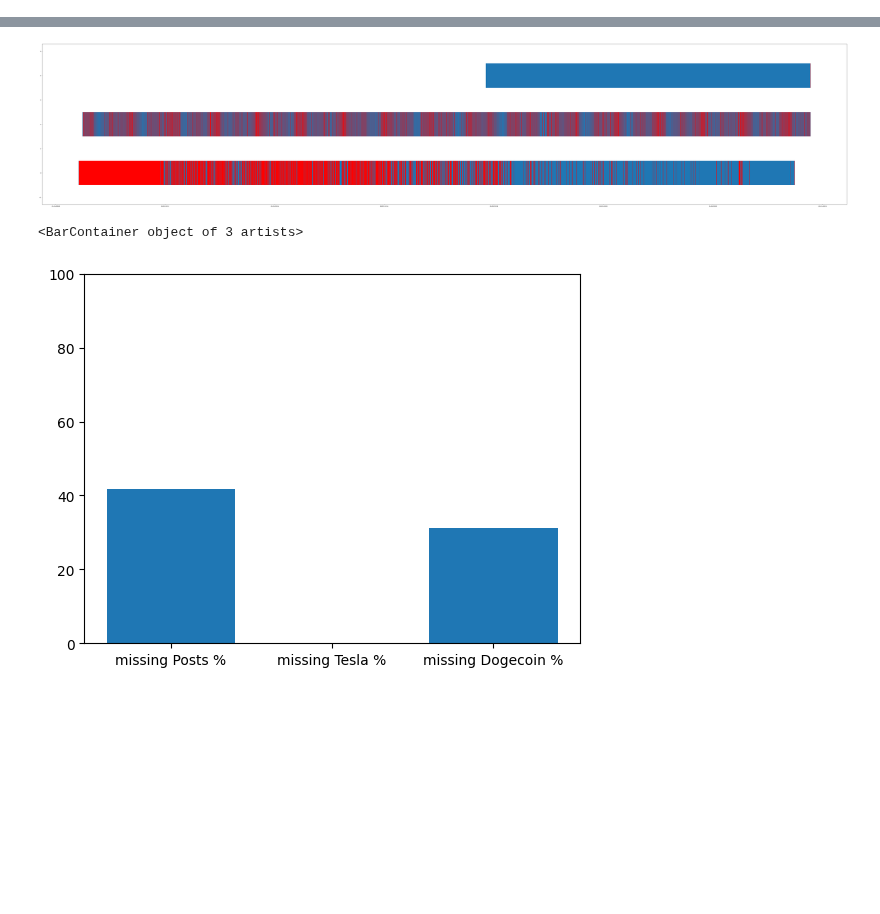
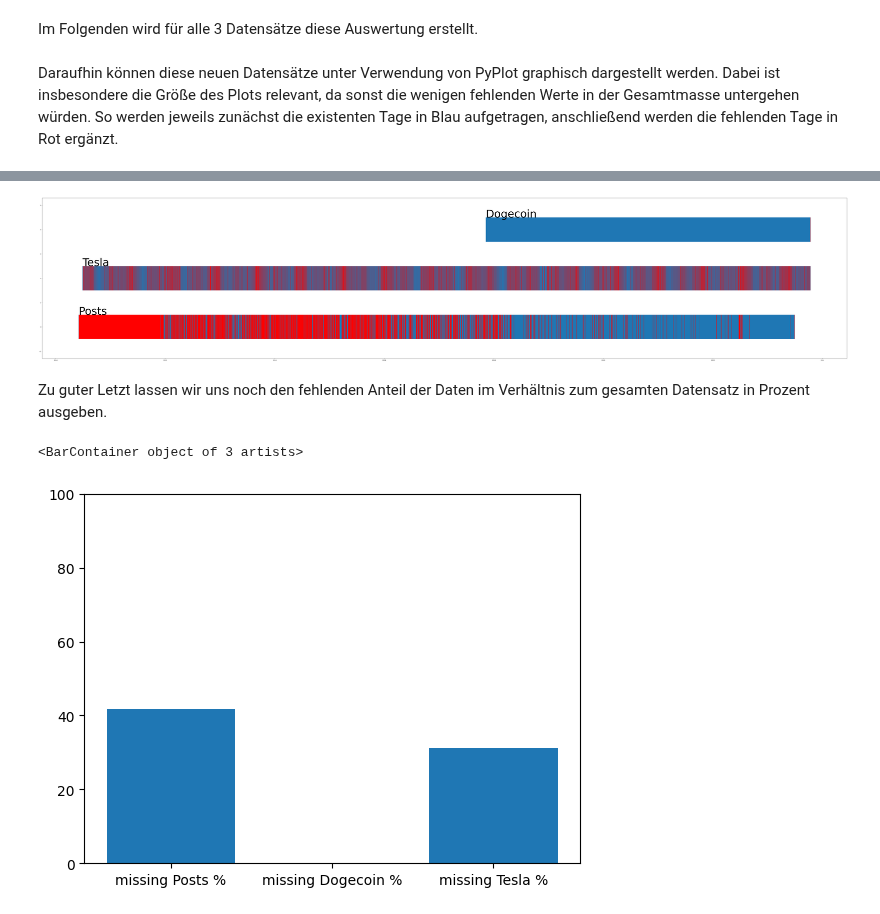
Before and after one commit to alphaname007/BigDataBandits, a Jupyter notebook: data_understanding.ipynb, the cells around one changed output, grey strips where cells are left out. Saved outputs shown, nothing was run; the diff lists cells and outputs as text; code cells hidden in the pictures; blank space fills up the shorter version.

Commit message:
finalized code_main.ipynb data_understanding.ipynb

```diff
--- a/data_understanding.ipynb
+++ b/data_understanding.ipynb
@@ -1,10 +37,11 @@
 # %%
-import pandas as pd
-
-from datetime import datetime
-dateparse = lambda x: datetime.strptime(x[0:10], '%Y-%m-%d')
+dateparse = lambda x: datetime.strptime(x[:10], '%Y-%m-%d')
 
 #Read the CSV files and put them into pandas DataFrame objects
-Posts:pd.DataFrame = pd.read_csv('./datasets/elonmusk.csv', parse_dates=['datetime'], date_parser=dateparse)
+Posts:pd.DataFrame = pd.read_csv('./datasets/elonmusk.csv', parse_dates=['datetime'], date_parser=dateparse).rename(columns={'datetime': 'date'})
+Dogecoin:pd.DataFrame = pd.read_csv('./datasets/dogecoin.csv', parse_dates=['date'], date_parser=dateparse)
 Tesla:pd.DataFrame = pd.read_csv('./datasets/tesla.csv', parse_dates=['date'], date_parser=dateparse)
-Dogecoin:pd.DataFrame = pd.read_csv('./datasets/dogecoin.csv', parse_dates=['date'], date_parser=dateparse)
+
+display(Posts.head())
+display(Tesla.head())
+display(Dogecoin.head())
@@ -11,30 +78,37 @@ Dogecoin:pd.DataFrame = pd.read_csv('./datasets/dogecoin.csv', parse_dates=['dat
 # %%
-def get_density(df:pd.DataFrame, date_key:str):
-    start_date = min(df[date_key]).replace(hour=0, minute=0, second=0, microsecond=0)
-    end_date = max(df[date_key]).replace(hour=0, minute=0, second=0, microsecond=0) + pd.Timedelta(days=1)
+def get_density(df:pd.DataFrame):
+    start_date = min(df["date"]).replace(hour=0, minute=0, second=0, microsecond=0)
+    end_date = max(df["date"]).replace(hour=0, minute=0, second=0, microsecond=0) + pd.Timedelta(days=1)
 
     all_dates = pd.DataFrame({'date': pd.date_range(start_date, end_date, freq='D')})
-    all_dates['exists'] = all_dates['date'].isin(df[date_key]).astype(int)
+    all_dates['exists'] = all_dates['date'].isin(df["date"]).astype(int)
 
     return all_dates
+# %% [markdown]
+Im Folgenden wird für alle 3 Datensätze diese Auswertung erstellt.
 # %%
-Posts_density = get_density(Posts, "datetime")
-Tesla_density = get_density(Tesla, "date")
-Dogecoin_density = get_density(Dogecoin, "date")
+Posts_density = get_density(Posts)
+Tesla_density = get_density(Tesla)
+Dogecoin_density = get_density(Dogecoin)
+# %% [markdown]
+Daraufhin können diese neuen Datensätze unter Verwendung von PyPlot graphisch dargestellt werden.
+Dabei ist insbesondere die Größe des Plots relevant, da sonst die wenigen fehlenden Werte in der Gesamtmasse untergehen würden.
+So werden jeweils zunächst die existenten Tage in Blau aufgetragen, anschließend werden die fehlenden Tage in Rot ergänzt.
 # %%
-import matplotlib.pyplot as plt
-import matplotlib.dates as mdates
-
 plt.figure(figsize=(100,20))
 
-plt.gca().xaxis.set_major_formatter(mdates.DateFormatter('%m/%d/%Y'))
+plt.gca().xaxis.set_major_formatter(mdates.DateFormatter('%Y'))
 
-plt.eventplot(Posts_density.loc[Posts_density['exists'] == 1, 'date'], lineoffsets=0)
+plt.eventplot(Posts_density.loc[Posts_density['exists'] == 1, 'date'], lineoffsets=0, label = "Posts")
 plt.eventplot(Posts_density.loc[Posts_density['exists'] == 0, 'date'], lineoffsets=0, colors=['red'])
 
-plt.eventplot(Tesla_density.loc[Tesla_density['exists'] == 1, 'date'], lineoffsets=2)
+plt.eventplot(Tesla_density.loc[Tesla_density['exists'] == 1, 'date'], lineoffsets=2, label = "Tesla")
 plt.eventplot(Tesla_density.loc[Tesla_density['exists'] == 0, 'date'], lineoffsets=2, colors=['red'])
 
-plt.eventplot(Dogecoin_density.loc[Dogecoin_density['exists'] == 1, 'date'], lineoffsets=4)
+plt.eventplot(Dogecoin_density.loc[Dogecoin_density['exists'] == 1, 'date'], lineoffsets=4, label = "Dogecoin")
 plt.eventplot(Dogecoin_density.loc[Dogecoin_density['exists'] == 0, 'date'], lineoffsets=4, colors=['red'])
+
+plt.text(Posts_density.loc[Posts_density['exists'] == 1, 'date'].iloc[0], 0.5, 'Posts', color='black', fontsize=75)
+plt.text(Tesla_density.loc[Tesla_density['exists'] == 1, 'date'].iloc[0], 2.5, 'Tesla', color='black', fontsize=75)
+plt.text(Dogecoin_density.loc[Dogecoin_density['exists'] == 1, 'date'].iloc[0], 4.5, 'Dogecoin', color='black', fontsize=75)
 # %% [output]
@@ -42,10 +116,11 @@ plt.eventplot(Dogecoin_density.loc[Dogecoin_density['exists'] == 0, 'date'], lin
-[figure, old version]
+[figure, new version]
+# %% [markdown]
+Zu guter Letzt lassen wir uns noch den fehlenden Anteil der Daten im Verhältnis zum gesamten Datensatz in Prozent ausgeben.
 # %%
-import matplotlib.pyplot as plt
 plt.ylim(0, 100)
 
 plt.bar(
-    ["missing Posts %", "missing Tesla %", "missing Dogecoin %"],
+    ["missing Posts %", "missing Dogecoin %", "missing Tesla %"],
     [
         (Posts_density['exists'].value_counts(normalize=True) * 100).get(0, 0),
         (Dogecoin_density['exists'].value_counts(normalize=True) * 100).get(0, 0),
@@ -55,4 +130,4 @@ plt.bar(
 )
 # %% [output]
 <BarContainer object of 3 artists>
-[figure, old version]
+[figure, new version]
```
Also changed, not shown: parts of 10 cells of this notebook, 3 other files.
